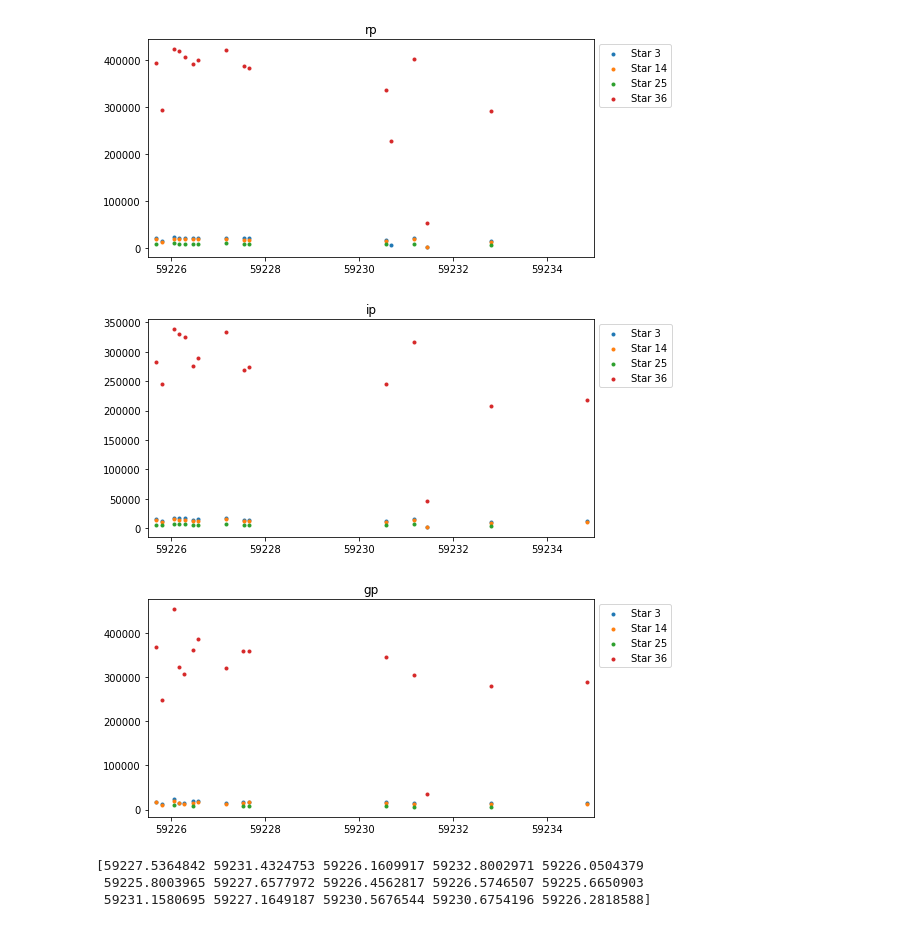
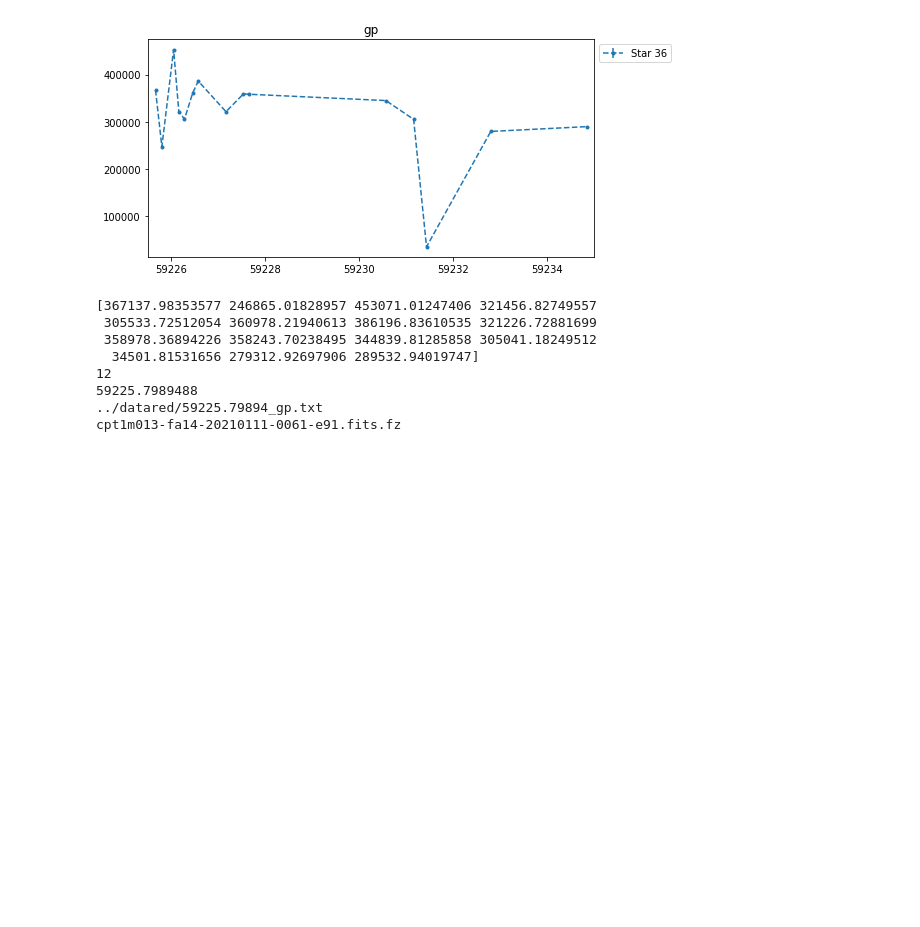
Before and after one commit to BartOuwehand/BRPJ0600, a Jupyter notebook: testfile3.ipynb, the cells around one changed output. Cells and saved outputs as stored; diff of their text form; code cells hidden in the pictures; blank space fills up the shorter version.

```diff
--- a/testfile3.ipynb
+++ b/testfile3.ipynb
@@ -13,13 +13,13 @@ from math import trunc
 meta_data = ascii.read('../datared/J0600_meta-data.txt')
 epoch_tmp = np.array(meta_data["EPOCH"])
 sort = np.argsort(epoch_tmp)
-epoch = epoch_tmp
+epoch = epoch_tmp[sort]
 
-filters = np.array(meta_data["FILTER"])
-airmass = np.array(meta_data["AIRMASS"])
+filters = np.array(meta_data["FILTER"])[sort]
+airmass = np.array(meta_data["AIRMASS"])[sort]
 
-fits_name = np.array(meta_data["IMAGE"])
-files = np.array(meta_data["NEWIMG"])
+fits_name = np.array(meta_data["IMAGE"])[sort]
+files = np.array(meta_data["NEWIMG"])[sort]
 
 N_files = len(epoch) #nr of files
 N_stars = len(ascii.read(files[0])["STARNR"])
@@ -49,11 +49,9 @@ for f in filters:
     if f not in dif_f:
         dif_f.append(f)
 print (dif_f)
-print (filters[sort])
 
-filter_msk = []
+fmask = []
 for i in range(len(dif_f)):
-    filter_msk.append(filters == dif_f[i])
-filter_msk = np.array(filter_msk)
-print (filter_msk)
+    fmask.append(filters == dif_f[i])
+fmask = np.array(fmask)
 # %% [output]
@@ -79,10 +61,11 @@ for i in range(len(dif_f)):
     plt.figure(figsize=(8,4))
     for j in range(0,N_stars):
         if (j+3)%10 !=0:
-            plt.scatter(epoch[filter_msk[i]],flux[filter_msk[i]][:,j],marker='.', label="Star "+str(j))
+            plt.errorbar(epoch[fmask[i]],flux[fmask[i]][:,j], yerr=fluxerr[fmask[i]][:,j] ,fmt='--.', label="Star "+str(j))
     plt.title(dif_f[i])
-    #plt.axis(xmin=59225.5,xmax=59235)
-    plt.axis(xmin=59225.5, xmax=59226.5)#59226.2804254
-    plt.legend(bbox_to_anchor=(1, 1), loc='upper left')
+    plt.axis(xmin=59225.5,xmax=59235)
+    #plt.axis(xmin=59225.5, xmax=59226.5)#59226.2804254
+    #plt.legend(bbox_to_anchor=(1, 1), loc='upper left')
+    plt.yscale('log')
     plt.show()
 # %% [output]
@@ -92,19 +75,28 @@ for i in range(len(dif_f)):
 # %%
-for i in range(len(dif_f)):
+#for i in range(len(dif_f)):
+for i in [0]:
     plt.figure(figsize=(8,4))
-    for j in [3,14,25,36]:
-        plt.scatter(epoch[filter_msk[i]],flux[filter_msk[i]][:,j],marker='.', label="Star "+str(j))
+    #for j in range(N_stars):
+    for j in [36]:
+        plt.errorbar(epoch[fmask[i]],flux[fmask[i]][:,j],yerr = fluxerr[fmask[i]][:,j],fmt='--.', label="Star "+str(j))
     plt.title(dif_f[i])
     plt.axis(xmin=59225.5,xmax=59235)
     plt.legend(bbox_to_anchor=(1, 1), loc='upper left')
     plt.show()
 
-tmp = epoch[filter_msk[0]]
+print (flux[filter_msk[0]][:,36])
+print (np.argmin(flux[filter_msk[0]][:,36]))
+tmp = epoch[filter_msk[0]][1]
 print (tmp)
+print (files[filter_msk[0]][1])
+print (fits_name[filter_msk[0]][1])
 # %% [output]
-[figure, old version]
+[figure, new version]
-[figure, removed]
-[figure, removed]
-[59227.5364842 59231.4324753 59226.1609917 59232.8002971 59226.0504379
- 59225.8003965 59227.6577972 59226.4562817 59226.5746507 59225.6650903
- 59231.1580695 59227.1649187 59230.5676544 59230.6754196 59226.2818588]
+[367137.98353577 246865.01828957 453071.01247406 321456.82749557
+ 305533.72512054 360978.21940613 386196.83610535 321226.72881699
+ 358978.36894226 358243.70238495 344839.81285858 305041.18249512
+  34501.81531656 279312.92697906 289532.94019747]
+12
+59225.7989488
+../datared/59225.79894_gp.txt
+cpt1m013-fa14-20210111-0061-e91.fits.fz
```
Also changed, not shown: parts of 5 cells of this notebook, 4 other files.
